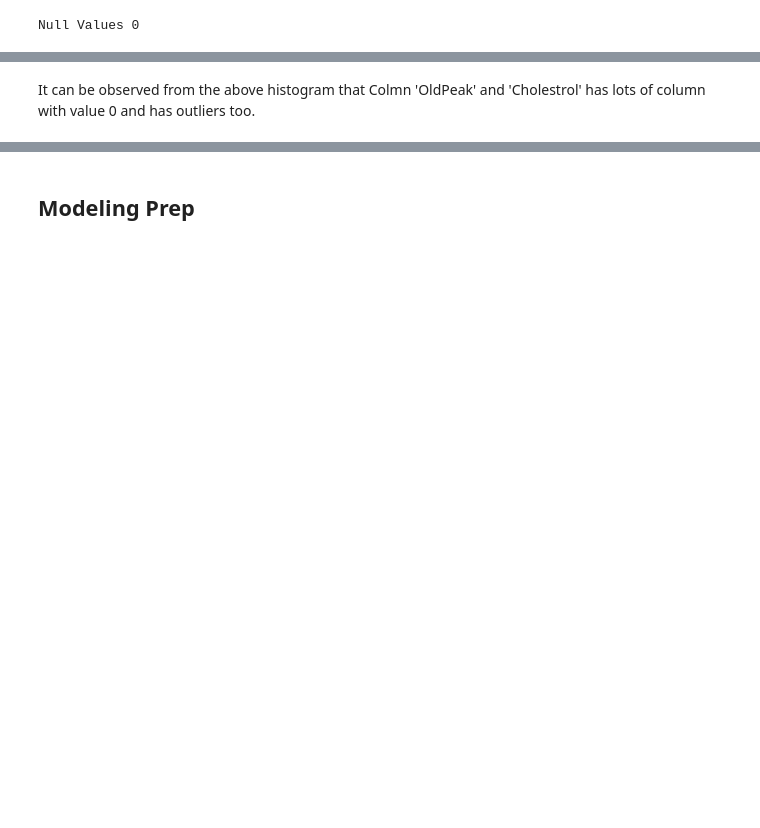
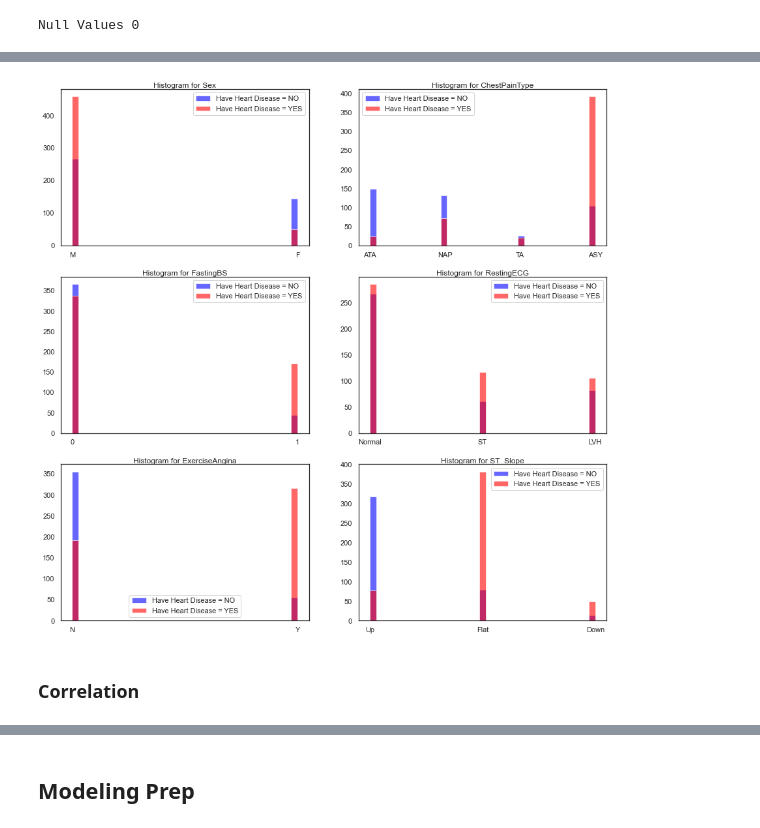
Before and after one commit to ShivaniTyagi1206/Heart-Disease-Classification-Models, a Jupyter notebook: Code/Heart Disease Classification Models.ipynb, the cells around one changed output, grey strips where cells are left out. Saved outputs shown, nothing was run; the diff lists cells and outputs as text; code cells hidden in the pictures; blank space fills up the shorter version.

```diff
--- a/Code/Heart Disease Classification Models.ipynb
+++ b/Code/Heart Disease Classification Models.ipynb
@@ -201,2 +190,18 @@ IndexError: index 5 is out of bounds for axis 0 with size 5
-# %% [markdown]
-It can be observed from the above histogram that Colmn 'OldPeak' and 'Cholestrol' has lots of column with value 0 and has outliers too.
+# %%
+df['FastingBS'] = df['FastingBS'].astype(str)
+df['HeartDisease'] = df['HeartDisease'].astype(int)
+
+# Visualizing Categorical Variables
+ncol = df.columns[df.dtypes =='object'].values
+fig, axes= plt.subplots(nrows=3, ncols=2, figsize = (15,15))
+
+for i, x in enumerate(axes.flat):
+    column = ncol[i]
+    df[df['HeartDisease'] == 0][column].hist(bins=35,ax=x, grid=False, color='blue', label='Have Heart Disease = NO', alpha=0.6)
+    df[df['HeartDisease'] == 1][column].hist(bins=35,ax=x, grid=False, color='red', label='Have Heart Disease = YES', alpha=0.6)
+    x.set_title(f"Histogram for {column}", size = 12, pad = 2)
+    x.legend()
+# %% [output]
+[figure, added]
+# %% [markdown]
+### Correlation
```
Also changed, not shown: parts of 37 cells of this notebook.
